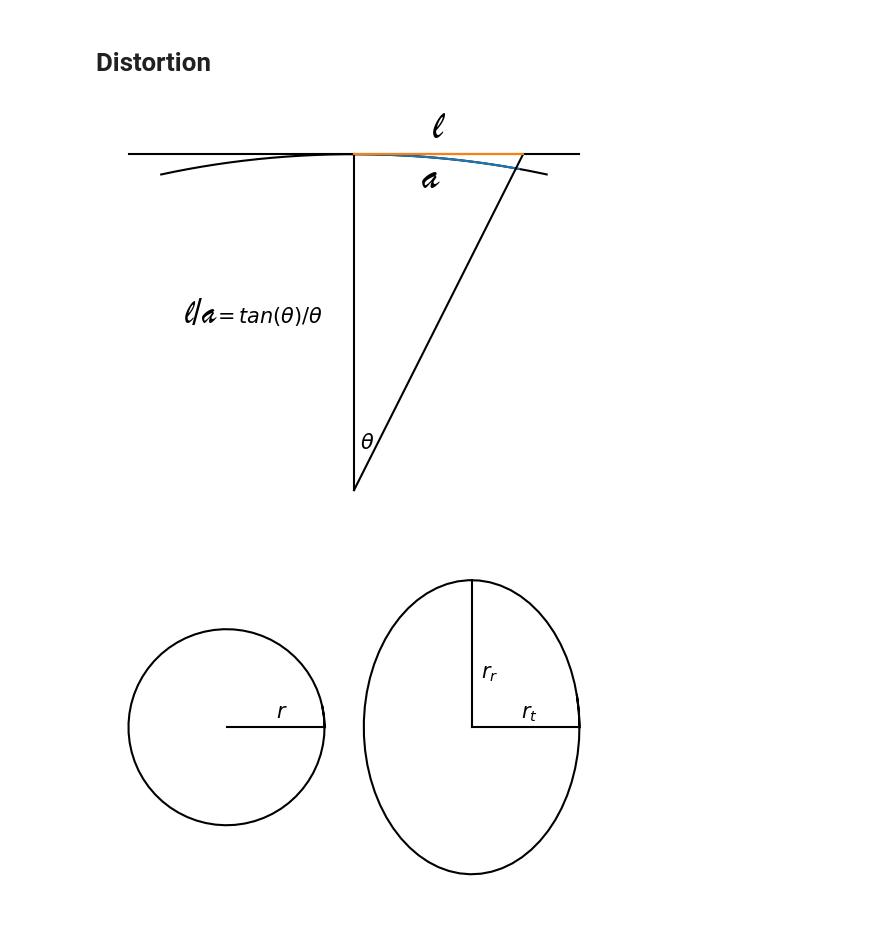
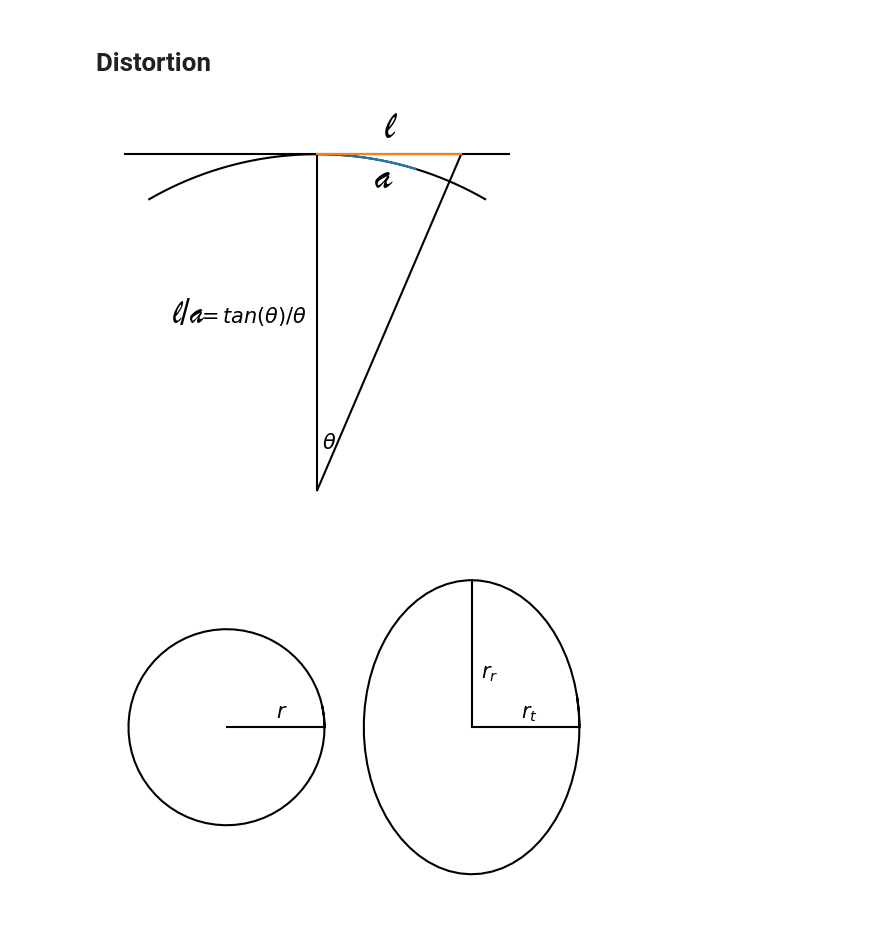
Before and after one commit to spacetelescope/skymap, a Jupyter notebook: notebook/Tessellation.ipynb, the cells around one changed output. Cells and saved outputs as stored; diff of their text form; code cells hidden in the pictures.

```diff
--- a/notebook/Tessellation.ipynb
+++ b/notebook/Tessellation.ipynb
@@ -1154,37 +1154,41 @@ print(_si.L_sun)
 # Distortion
 # %%
 ### Figure for computing the distortion
+import matplotlib.pyplot as plt
+import numpy as np
+R = 7
 
-R = 10
-
-fig = plt.figure()
-theta = np.arange(-20,20,0.01)
+#fig,ax = plt.figure()
+fig, ax = plt.subplots()
+ax.set_aspect('equal')
+ax.set_axis_off()
+theta = np.arange(-30,30,0.01)
 xcircle = R * np.sin(theta * np.pi/180)
 ycircle = R * np.cos(theta * np.pi/180)
 plt.plot(xcircle, ycircle,'k')
 
 
 theta = np.arange(0,17,0.01)
 xcircle = R * np.sin(theta * np.pi/180)
 ycircle = R * np.cos(theta * np.pi/180)
 plt.plot(xcircle, ycircle)
 
 plt.plot([0,0],[0,R],'k')
 plt.plot([-4,4],[R,R],'k')
 plt.plot([0,3],[0,R],'k')
 plt.plot([0,3],[R,R])
-plt.axis('off')
+#plt.axis('off')
 
 plt.text(0.1,R/8,'$\\theta$', fontsize=15)
 fontname = 'Brush Script MT'
 plt.text(1.2, R*9/10, 'a', fontname=fontname, fontsize=30)
 plt.text(1.4, R*10.5/10, 'l', fontname=fontname, fontsize=30)
 plt.text(-3, R*.5, 'l/a', fontname=fontname, fontsize=25)
 plt.text(-2.5, R*.5, '$= tan(\\theta)/\\theta$ ',fontsize=15)
 plt.show()
 fig.savefig('distortionSketch.png')
 # %% [output]
-[figure, old version]
+[figure, new version]
 # %%
 fig = plt.figure()
 alpha = np.arange(0,2.1*np.pi,0.1)
```
Also changed, not shown: parts of 3 cells of this notebook, 1 other file.
